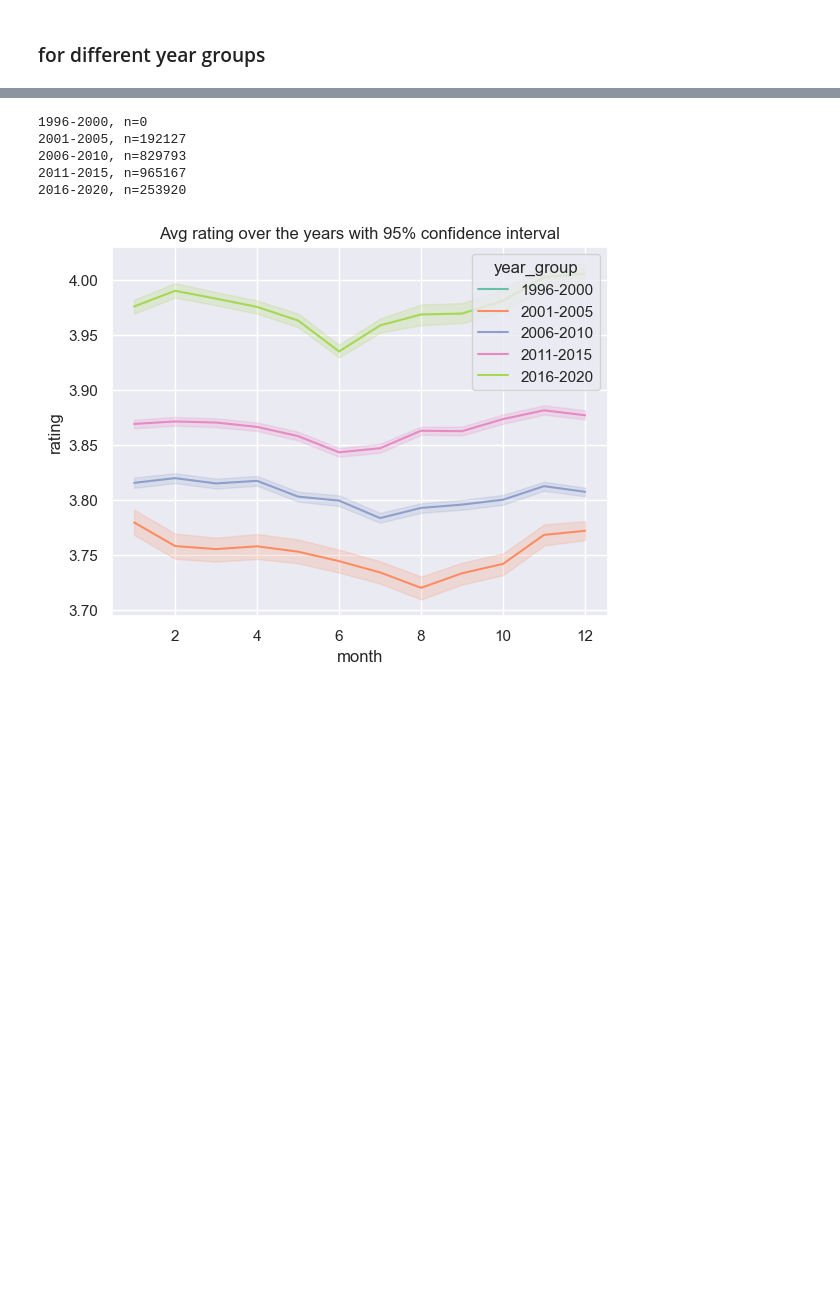
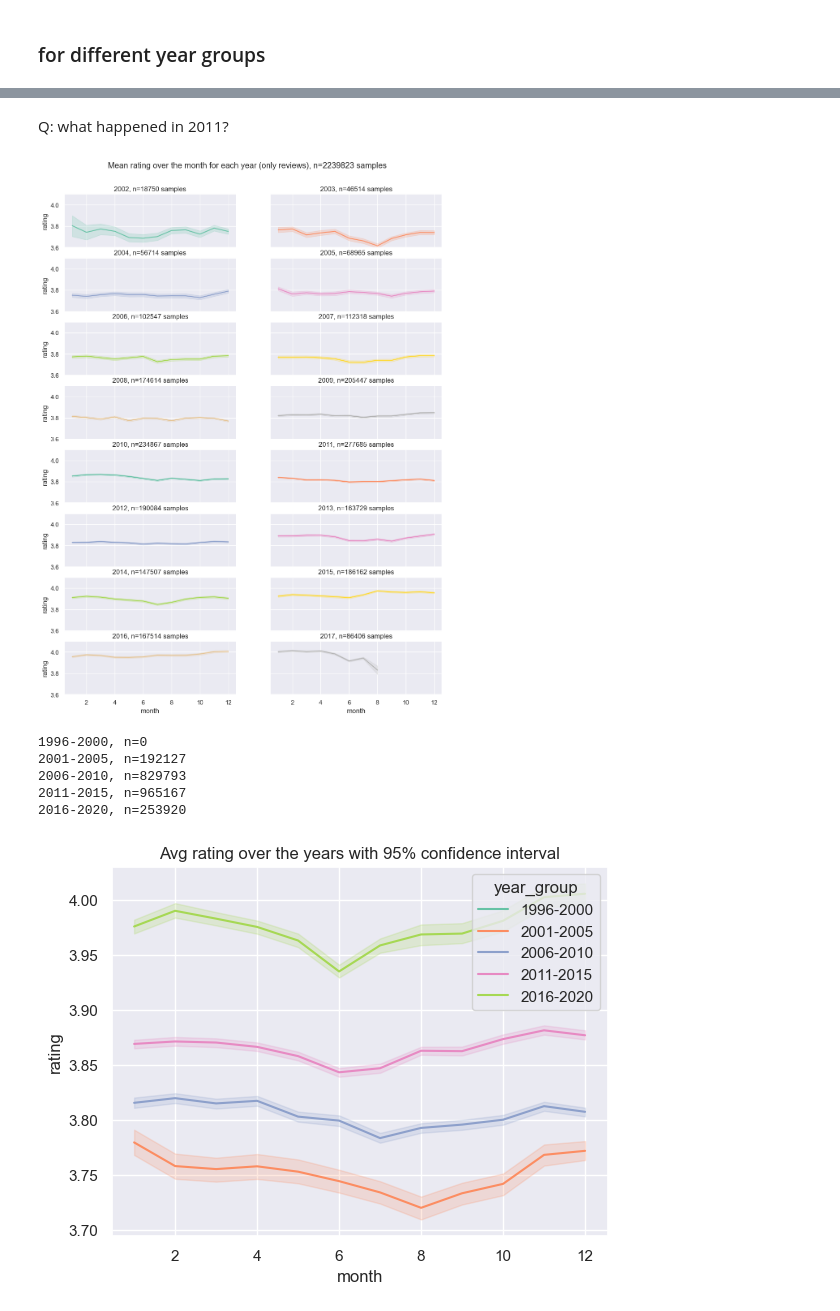
Before and after one commit to epfl-ada/ada-2024-project-leonardodatavinci, a Jupyter notebook: analysisTim_usa.ipynb, the cells around one changed output, grey strips where cells are left out. Drawn from its saved outputs; the diff is of its cells as text; code cells hidden in the pictures; blank space fills up the shorter version.

```diff
--- a/analysisTim_usa.ipynb
+++ b/analysisTim_usa.ipynb
@@ -113,3 +159,17 @@ The palette list has fewer values (8) than needed (12) and will cycle, which may
+# %% [markdown]
+Q: what happened in 2011?
+# %%
+years = np.sort(reviews_df_usa["year"].dropna().unique())
+fig, ax = plt.subplots(int(np.ceil(len(years)/2)), 2, figsize= (12, 16), sharex=True, sharey=True)
+ax = ax.flatten()
+fig.suptitle(f"Mean rating over the month for each year (only reviews), n={reviews_df_usa.shape[0]} samples", y=0.93)
+for i, year in enumerate(years):
+    year_df = reviews_df_usa[reviews_df_usa["year"] == year]
+    l = sns.lineplot(year_df, x = "month", y="rating", estimator="mean", errorbar=("ci", 95), ax=ax[i], color=palette[i%len(palette)])
+    l.set_ylim(3.6, 4.1)
+    l.set_title(f'{int(year)}, n={year_df.shape[0]} samples')
+# %% [output]
+[figure, added]
 # %%
 g = sns.lineplot(reviews_df_usa, x="month", y="rating", hue="year_group", estimator="mean", errorbar=("ci", 95))
 legend = [yg.get_text() + f', n={reviews_df_usa[reviews_df_usa["year_group"] == yg.get_text()].shape[0]}' for yg in g.get_legend().texts]
```
Also changed, not shown: parts of 8 cells of this notebook, 1 other file.
